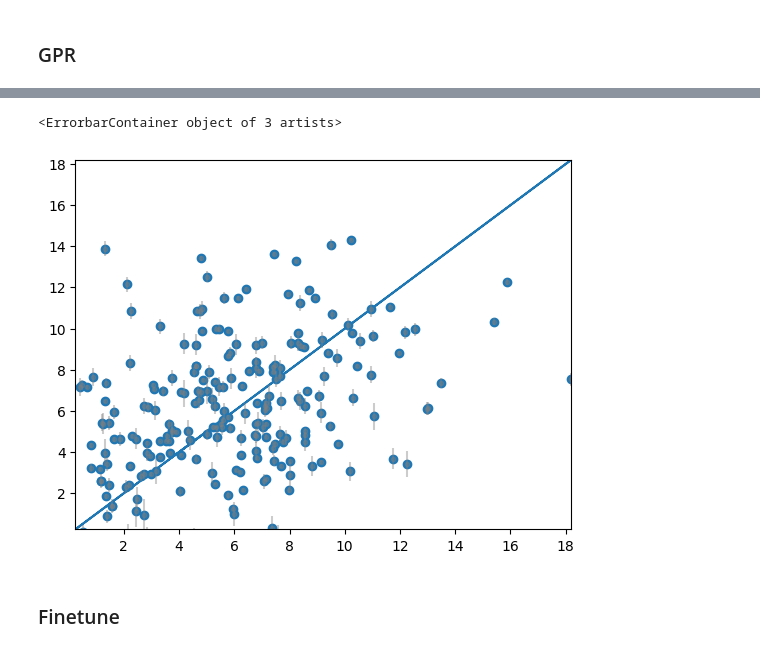
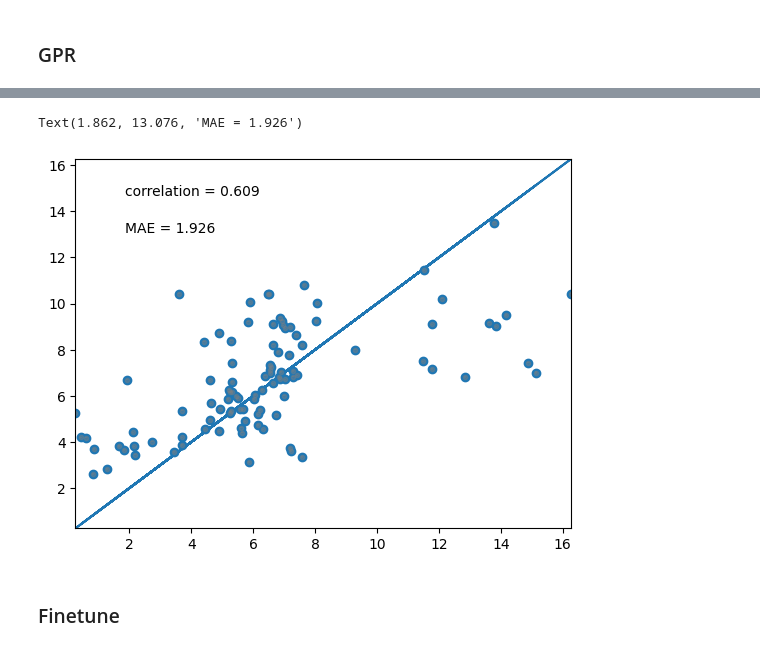
Before and after one commit to ur-whitelab/BO-LIFT, a Jupyter notebook: paper/Ablation_Experiments.ipynb, the cells around one changed output, grey strips where cells are left out. Saved outputs shown, nothing was run; the diff lists cells and outputs as text; code cells hidden in the pictures.

```diff
--- a/paper/Ablation_Experiments.ipynb
+++ b/paper/Ablation_Experiments.ipynb
@@ -73,7 +73,8 @@ out_csv_file = "ablation_results.csv"
 ## C2 yield
 # %%
 data_path = "paper/data/C2_yield_meth_oxy_short.csv"
-raw_data = pd.read_csv(data_path)
+# data_path = "ada_embedd_c2_dataset.csv"
+raw_data = pd.read_csv(data_path)[['prompt', 'completion']]
 
 np.random.seed(0)
 
@@ -82,9 +83,9 @@ train = np.random.choice(raw_data.shape[0], int(N * 0.8), replace=False)
 test = np.setdiff1d(np.arange(raw_data.shape[0]), train)
 np.random.shuffle(test)
 
-train_data = raw_data.iloc[train, :].reset_index(drop=True)[:int(0.1*len(train))]
+train_data = raw_data.iloc[train, :].reset_index(drop=True)#[:int(0.1*len(train))]
 # train_data["prompt"] = train_data["prompt"].map(lambda x: x.replace(",", ";"))
-test_data = raw_data.iloc[test, :].reset_index(drop=True)[:int(0.1*len(test))]
+test_data = raw_data.iloc[test, :].reset_index(drop=True)#[:int(0.1*len(test))]
 # test_data["prompt"] = test_data["prompt"].map(lambda x: x.replace(",", ";"))
 print(N, len(train_data), len(test_data))
 # %% [output]
@@ -219,15 +218,14 @@ def run_C2_GPR_ablation(train_data, test_data, model="text-curie-001", T=0.05, N
 
     data="C2"
     model_class="GPR"
-    # asktell.save_cache("GPR_ada_embed_cache.csv")
-    # save_csv(out_csv_file, x, y, yhat, data, model, T, k, N, model_class, asktell.tokens_used)
+    asktell.save_cache("GPR_ada_embed_cache.csv")
+    save_csv(out_csv_file, x, y, yhat, data, model, T, k, N, model_class, asktell.tokens_used)
 
     return y, yhat
 # %%
-
 T_list = [0.05]
-k_list = [5]
-N_list = [25]
+k_list = [0]
+N_list = [1,5,10,25,50,100,250,500,1000]
 models_list = ["text-ada-001"]
 for T, k, N, model in itertools.product(T_list, k_list, N_list, models_list):
   print(f"Running C2 GPT ablation with T={T}, k={k}, N={N}, model={model}", end=" ")
@@ -238,18 +251,22 @@ Running C2 GPT ablation with T=0.05, k=5, N=25, model=text-ada-001 Cached embedd
  --> done
 # %%
 from matplotlib import pyplot as plt
+from sklearn.metrics import mean_absolute_error
+
 plt.plot(y,y)
 lim=(min(y),max(y))
 plt.xlim(lim)
 plt.ylim(lim)
-plt.scatter(y, [yhat.mean() for yhat in yhat])
+plt.scatter(y, [yhi.mean() for yhi in yhat])
 plt.errorbar(y,
             [yhi.mean() for yhi in yhat],
             yerr=[yhi.std() for yhi in yhat],
             fmt='.', color='gray', alpha=0.4)
+plt.text(lim[0] + 0.1*(max(y)-min(y)), lim[1] - 1*0.1*(max(y)-min(y)), f"correlation = {np.corrcoef(y, [yhi.mean() for yhi in yhat])[0,1]:.3f}")
+plt.text(lim[0] + 0.1*(max(y)-min(y)), lim[1] - 2*0.1*(max(y)-min(y)), f"MAE = {mean_absolute_error(y, [yhi.mean() for yhi in yhat]):.3f}")
 # %% [output]
-<ErrorbarContainer object of 3 artists>
+Text(1.862, 13.076, 'MAE = 1.926')
-[figure, old version]
+[figure, new version]
 # %% [markdown]
 ### Finetune
 # %%
```
Also changed, not shown: parts of 10 cells of this notebook, 26 other files.
